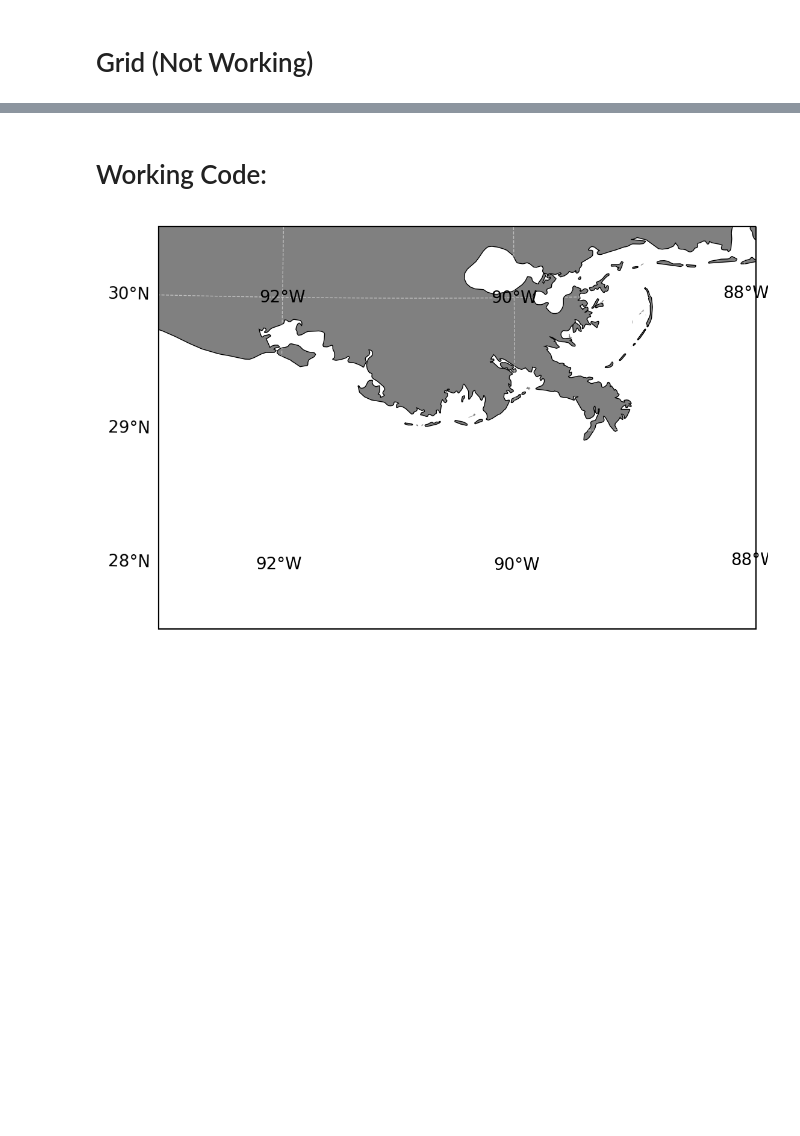
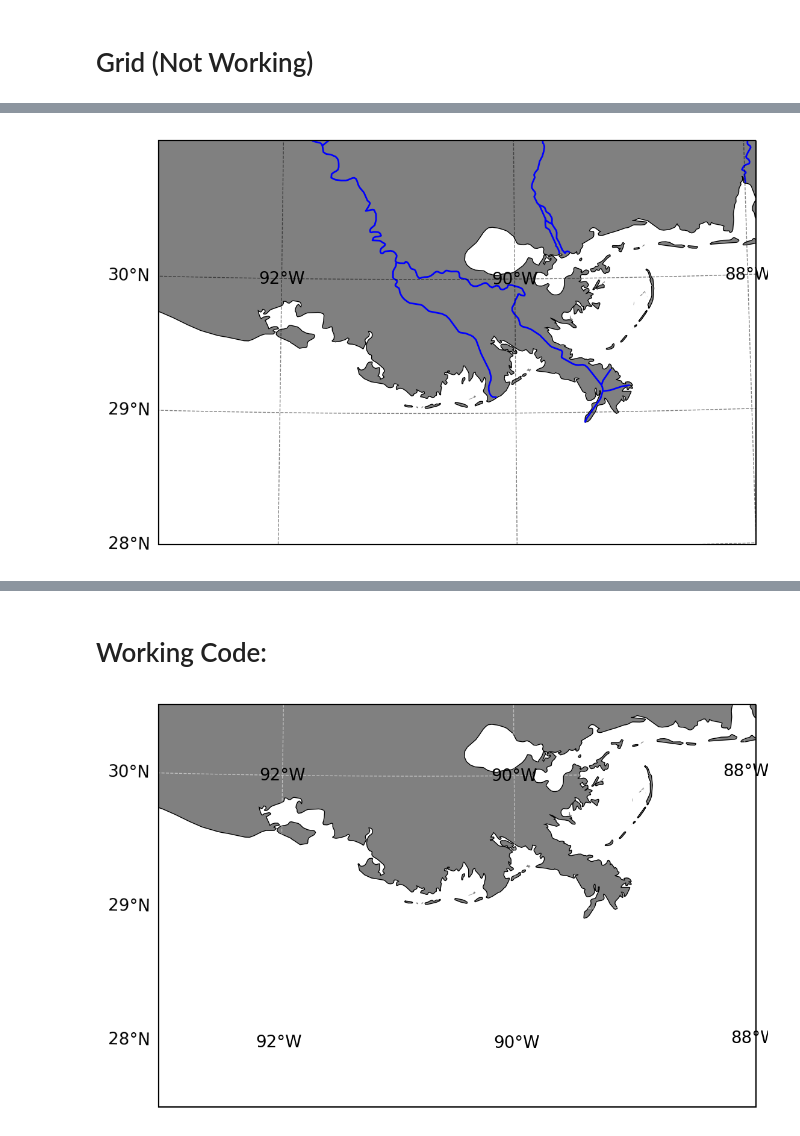
Before and after one commit to Ericgenki/NASA_Project, a Jupyter notebook: notebooks/Task2.ipynb, the cells around one changed output, grey strips where cells are left out. Saved outputs shown, nothing was run; the diff lists cells and outputs as text; code cells hidden in the pictures; blank space fills up the shorter version.

```diff
--- a/notebooks/Task2.ipynb
+++ b/notebooks/Task2.ipynb
@@ -0,0 +87,16 @@
+# %%
+cfile = glob('/home/hboi-ouri/Projects/RS_Files/Task2/CruiseaCDOM/*MODIS_L2_aCDOM.nc')
+cfile.sort()
+
+
+
+resval = 1000 # resolution of the sat product (300 m for Sentinel and MERIS, 1 km for MODIS)
+res = xr.DataArray(resval, attrs={"units": "meters"})
+
+
+fig, ax = plt.subplots(1, 1, sharey=True, tight_layout=True)
+
+ds = xr.open_dataset(cfile[3])
+data = ds.aCDOM300.count('time')
+
+ax.hist(data.where(data!=0))
@@ -49,8 +167,6 @@ mapbase = plot_mapbase(projection= ccrs.LambertConformal(central_longitude=lon_0
 # %%
-###For Making Grid
-year= ''
-cfile = glob('/home/hboi-ouri/Projects/RS_Files/MODISGrids/CombinedMODIS/Storms/' + year + 'aCDOM/*MODIS_L2_aCDOM.nc')
-cfile.sort()
+###For Map Base
+lat_0, lon_0 = 28.5, -90.8
 
 lat_top=31
 lat_bot=28
@@ -58,53 +174,92 @@ lon_left=-88
 lon_rigth=-93
 extent=[lon_left, lon_rigth, lat_bot, lat_top]
 
+def plot_mapbase(extent=extent, res='10m', projection=ccrs.PlateCarree(), ax=None):
+    if ax is None:
+        fig = plt.figure(dpi=200) # set fig size
+        ax = fig.add_subplot(111, projection=projection)
+    ax.set_extent(extent , crs=ccrs.PlateCarree())
+    ax.coastlines(res)
+    ax.add_feature(cfeature.NaturalEarthFeature(category='physical',
+                                                name='land',
+                                                facecolor='grey', # change color here
+                                                scale=res))
+    ax.add_feature(cfeature.NaturalEarthFeature(category='physical',
+                                                name='rivers_lake_centerlines',
+                                                edgecolor='blue', # change color here
+                                                facecolor='none',
+                                                scale=res))
+
+    gl = ax.gridlines(crs=ccrs.PlateCarree(),
+                 ylocs=[28, 29,30],
+                 xlocs=[-94, -92, -90, -88],
+                 draw_labels=True, linewidth=0.5, color='k', alpha=0.5, linestyle='--')
+    gl.right_labels = False
+    return ax
+
+mapbase = plot_mapbase(projection= ccrs.LambertConformal(central_longitude=lon_0, central_latitude=lat_0))
+
+
+###For Making Grid
+cfile = glob('/home/hboi-ouri/Projects/RS_Files/MODISGrids/CombinedMODIS/CruiseaCDOM/*MODIS_L2_aCDOM.nc')
+cfile.sort()
+
+lat_top=31
+lat_bot=28
+lon_left=-93
+lon_rigth=-88
+extent=[lon_left, lon_rigth, lat_bot, lat_top]
+
 resval = 1000 # resolution of the sat product (300 m for Sentinel and MERIS, 1 km for MODIS)
 res = xr.DataArray(resval, attrs={"units": "meters"})
 
 projection = ccrs.PlateCarree()
-axes_class = (GeoAxes,
-              dict(map_projection=projection))
+# axes_class = (GeoAxes,
+#               dict(map_projection=projection))
 
 fig = plt.figure(dpi=200) # set fig size
 
-axgr = AxesGrid(fig, 111, #axes_class=axes_class,
+axgr = AxesGrid(fig, 111, #axes_class=(GeoAxes, dict(map_projection=projection)),
                     nrows_ncols=(2, 2),
                     axes_pad=0.3,
                     #share_all=True,
                     cbar_location='right',
                     cbar_mode='single',
                     cbar_pad=0.3,
                     cbar_size='3%',
-                    label_mode='L'
-               )
+                    label_mode='L')
 
 
 #for axTitle:
 title = ['Oct 22, 2021 - Nov 14, 2021', 'Jul 15, 2021 - Jul 27, 2021',
          'Apr 17, 2022 - Apr 24, 2022', 'Jul 06, 2022 - Jul 28, 2022']
 
 
 for i, ax in enumerate(axgr):
+#     ax.add_feature(cartopy.feature.COASTLINE)
+#     ax.set_extent(extent)
     try:
         ds = xr.open_dataset(cfile[i])
         #acdom = ds.acdom()
         data = ds.acdom.count('time')
-        im = data.where(data!=0).plot(ax=axgr[i], vmin=0, vmax=15, x='lon', y='lat', add_colorbar=False) #transform=projection)
+        #plot_mapbase(ax=ax)
+        im = data.where(data!=0).plot(ax=ax, vmin=0, vmax=15, x='lon', y='lat', add_colorbar=False) #transform=projection)
+
         ax.set_title(title[i], fontsize=8)
         ax.set_ylabel('Latitude')
         ax.set_xlabel('Longitude')
-
+#         plot_mapbase()
 
     except:
         ax.remove()
         pass
 
 
 axgr.cbar_axes[0].colorbar(im)
 
 
 fig.text(0.78, 0.44, 'Counts', size=13, rotation=90)
 
-
-
-fig.savefig('/home/hboi-ouri/Downloads/MODIS_Grid_2010')
+fig.savefig('/home/hboi-ouri/Downloads/Test/MODIS_Grid_2010')
+# %% [output]
+[figure, added]
```
Also changed, not shown: parts of 8 cells of this notebook, 7 other files.
